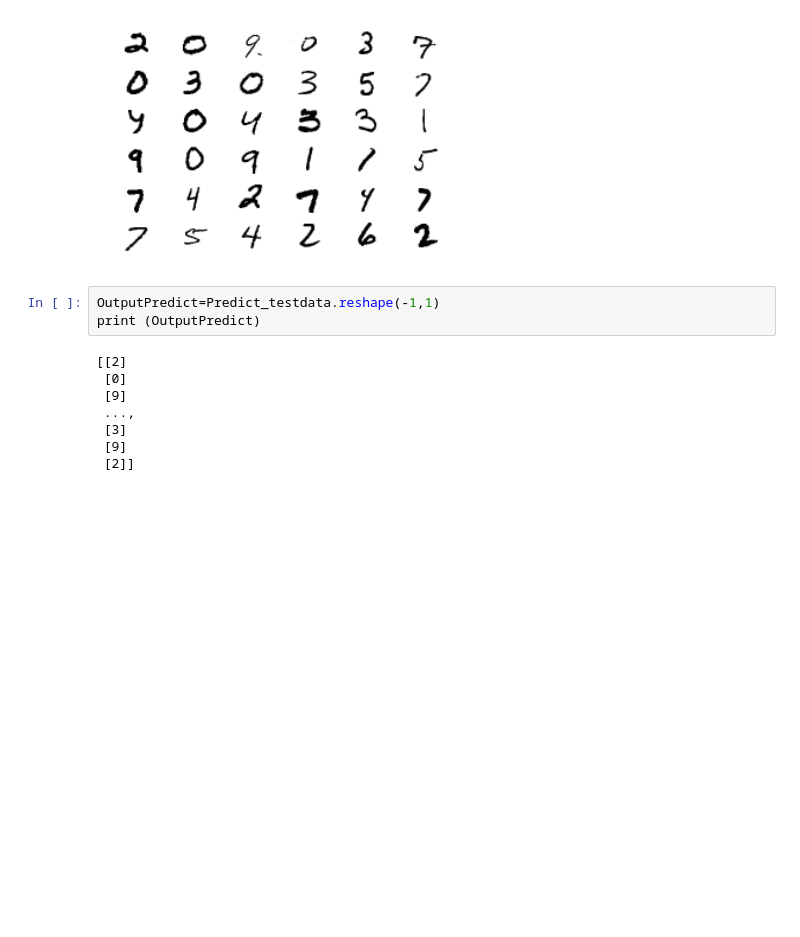
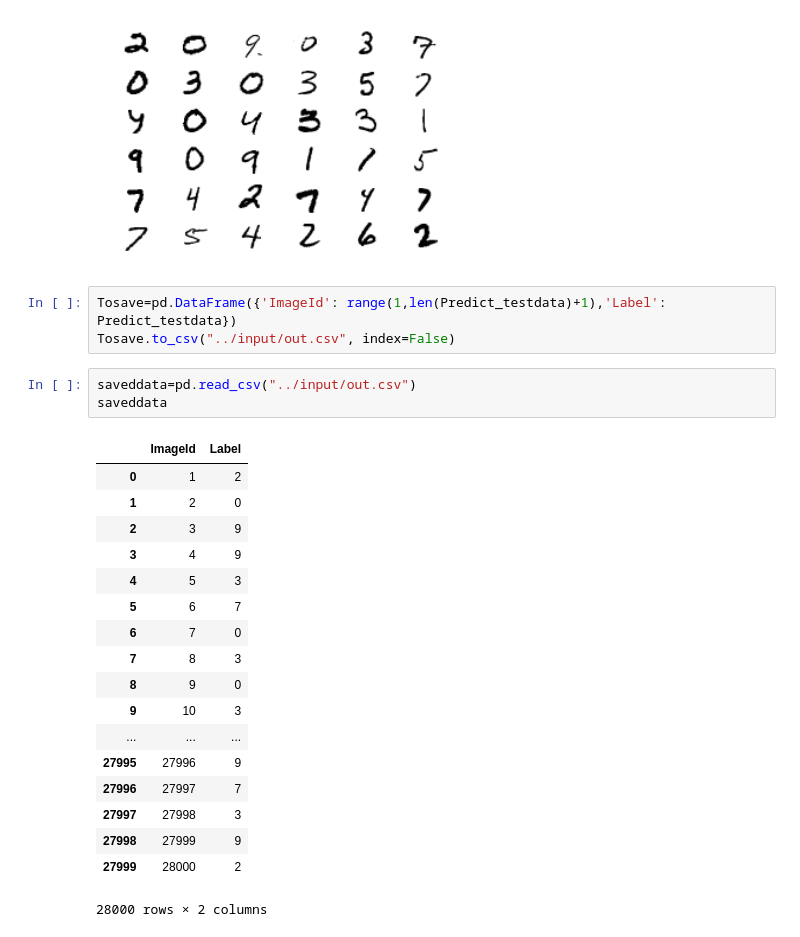
Before and after one commit to bbgky/MLtest, a Jupyter notebook: SKlearnRandomForest.ipynb, the cells around one changed output. Drawn from its saved outputs; the diff is of its cells as text; blank space fills up the shorter version.

Commit message:
Has output
500 rf gave 0.96 accuracy.

```diff
--- a/SKlearnRandomForest.ipynb
+++ b/SKlearnRandomForest.ipynb
@@ -122,14 +126,28 @@ print(Predict_testdata[:36].reshape(6,6))
  [7 4 2 7 4 7]
  [7 5 4 2 6 2]]
 [figure]
-# %%
-OutputPredict=Predict_testdata.reshape(-1,1)
-print (OutputPredict)
-# %% [output]
-[[2]
- [0]
- [9]
- ...,
- [3]
- [9]
- [2]]
+# %%
+Tosave=pd.DataFrame({'ImageId': range(1,len(Predict_testdata)+1),'Label': Predict_testdata})
+Tosave.to_csv("../input/out.csv", index=False)
+# %%
+saveddata=pd.read_csv("../input/out.csv")
+saveddata
+# %% [output]
+|  | ImageId | Label |
+| 0 | 1 | 2 |
+| 1 | 2 | 0 |
+| 2 | 3 | 9 |
+| 3 | 4 | 9 |
+| 4 | 5 | 3 |
+| 5 | 6 | 7 |
+| 6 | 7 | 0 |
+| 7 | 8 | 3 |
+| 8 | 9 | 0 |
+| 9 | 10 | 3 |
+| ... | ... | ... |
+| 27995 | 27996 | 9 |
+| 27996 | 27997 | 7 |
+| 27997 | 27998 | 3 |
+| 27998 | 27999 | 9 |
+| 27999 | 28000 | 2 |
+28000 rows × 2 columns
```
Also changed, not shown: parts of 6 cells of this notebook.
